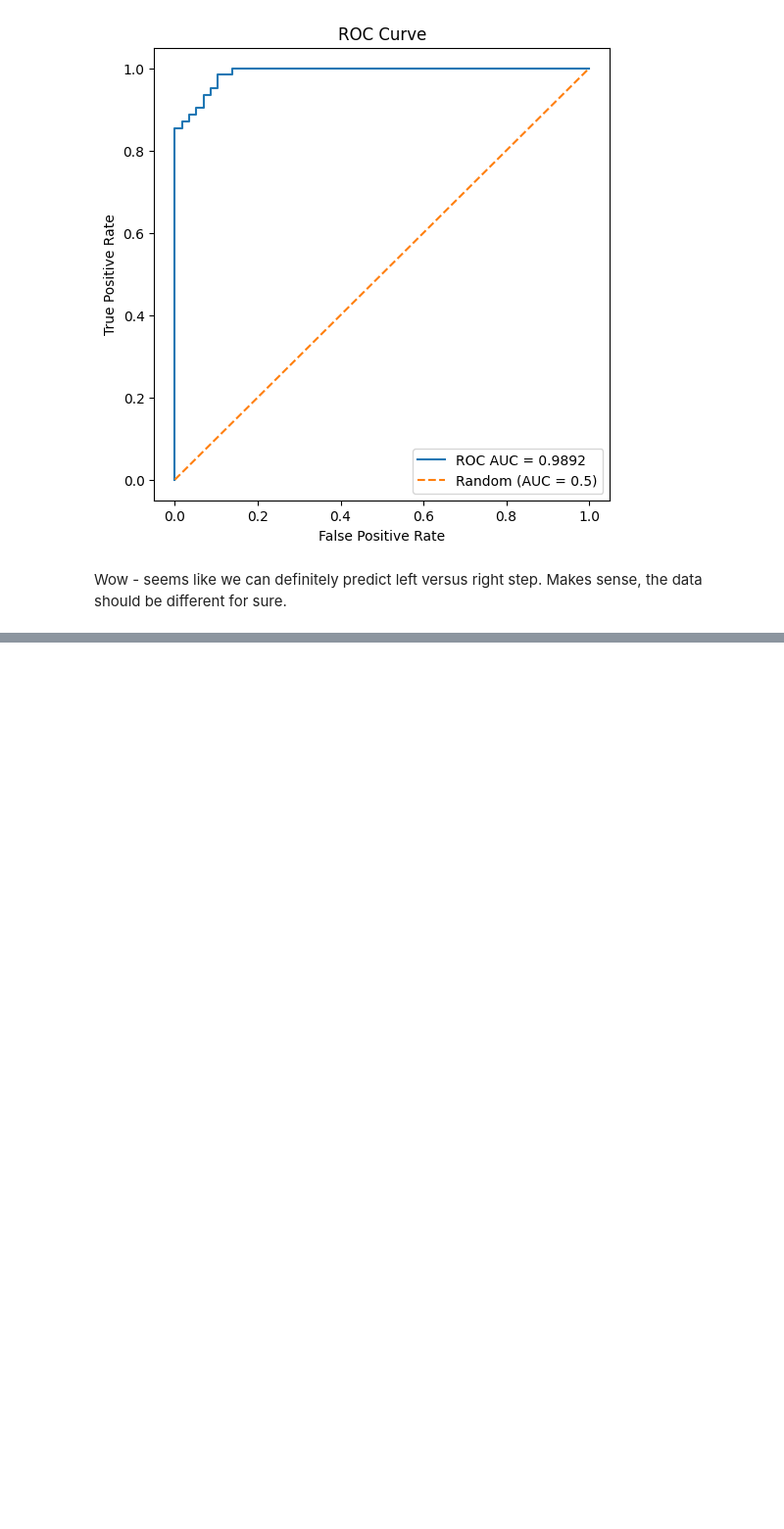
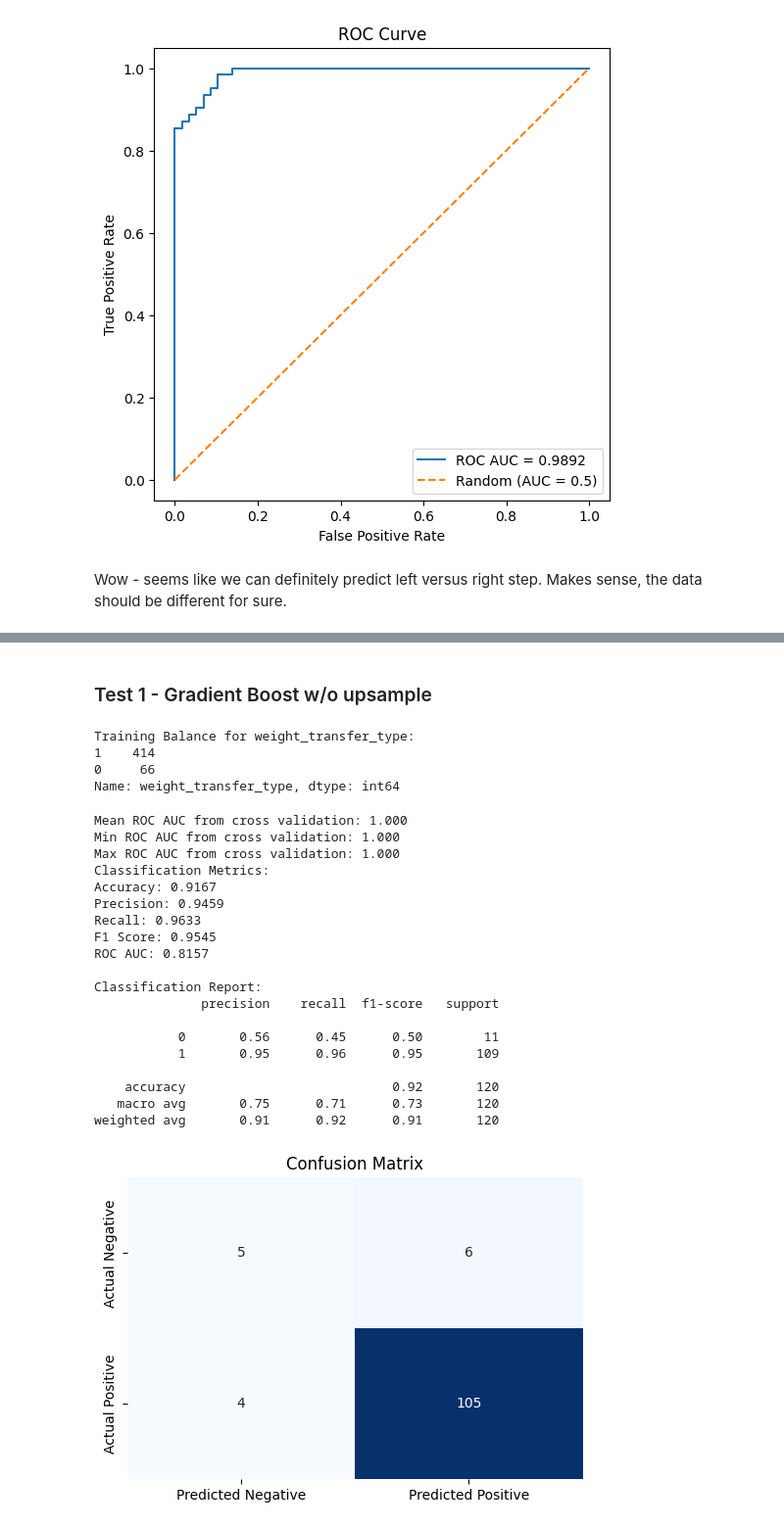
Before and after one commit to mrilikecoding/StreamPoseML, a Jupyter notebook: pose_parser/notebooks/gradient_boosting.ipynb, the cells around one changed output, grey strips where cells are left out. Shown at 98% size. Saved outputs shown, nothing was run; the diff lists cells and outputs as text; code cells hidden in the pictures; blank space fills up the shorter version.

```diff
--- a/pose_parser/notebooks/gradient_boosting.ipynb
+++ b/pose_parser/notebooks/gradient_boosting.ipynb
@@ -395,0 +511,53 @@ weighted avg       0.86      0.88      0.87       120
+# %% [markdown]
+### Test 1 - Gradient Boost w/o upsample
+# %%
+data_file = "../../data/annotated_videos/flatten_on_example_10_frames.csv"
+column_whitelist = []
+
+# reload model builder class (iterating on it a lot)
+importlib.reload(mb)
+model_builder = mb.ModelBuilder()
+
+model_builder.load_and_prep_dataset_from_csv(
+    path=data_file,
+    target="weight_transfer_type",
+    value_map=value_map,
+    column_whitelist=column_whitelist,
+    drop_list=drop_list,
+)
+
+model_builder.set_train_test_split(
+    balance_off_target=False,
+    upsample_minority=False,
+    downsample_majority=False,
+    use_SMOTE=False,
+    random_state=40002,
+)
+
+model_builder.train_gradient_boost()
+model_builder.evaluate_model()
+# %% [output]
+Training Balance for weight_transfer_type:
+1    414
+0     66
+Name: weight_transfer_type, dtype: int64
+Mean ROC AUC from cross validation: 1.000
+Min ROC AUC from cross validation: 1.000
+Max ROC AUC from cross validation: 1.000
+Classification Metrics:
+Accuracy: 0.9167
+Precision: 0.9459
+Recall: 0.9633
+F1 Score: 0.9545
+ROC AUC: 0.8157
+
+Classification Report:
+              precision    recall  f1-score   support
+
+           0       0.56      0.45      0.50        11
+           1       0.95      0.96      0.95       109
+
+    accuracy                           0.92       120
+   macro avg       0.75      0.71      0.73       120
+weighted avg       0.91      0.92      0.91       120
+[figure, added]
```
Also changed, not shown: parts of 15 cells of this notebook, 2 other files.
